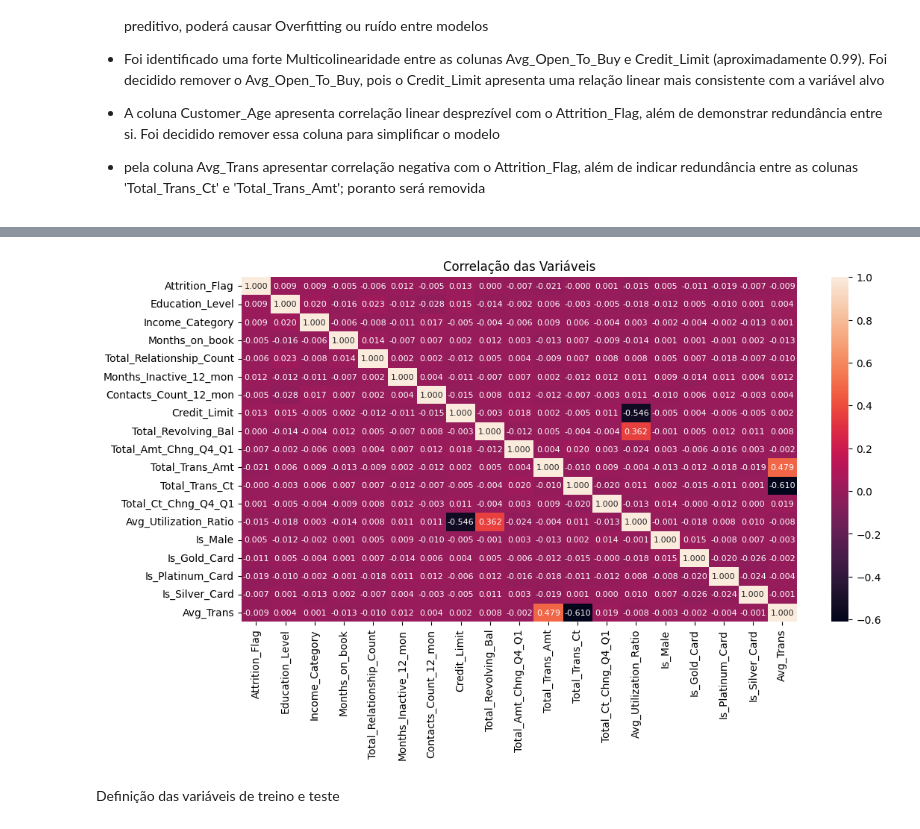
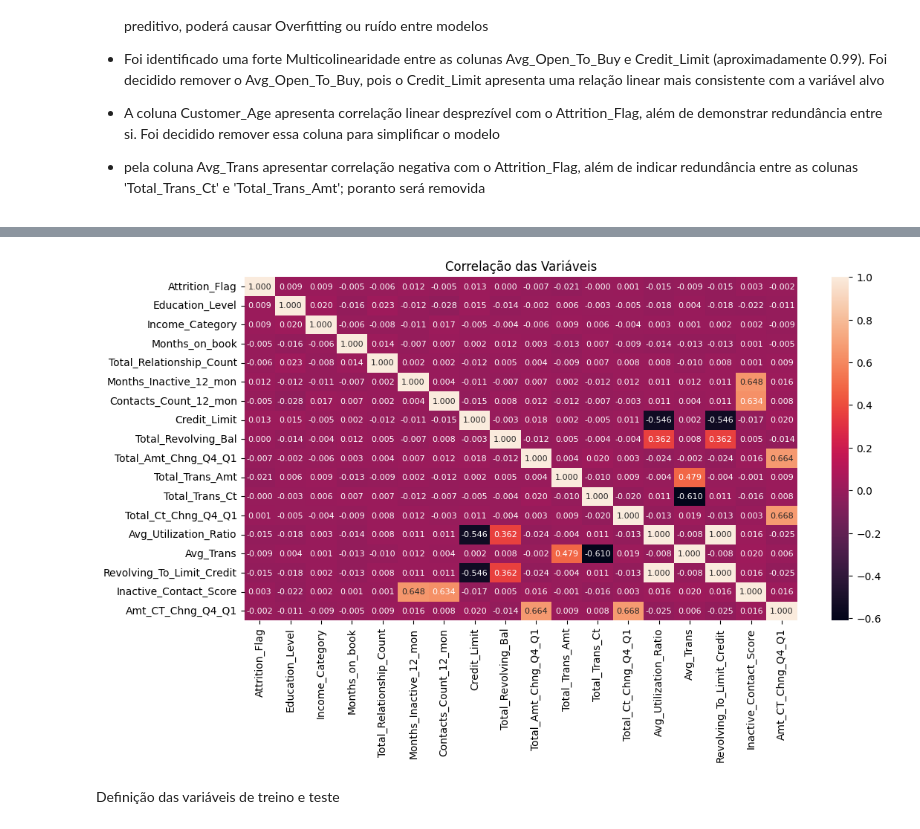
Before and after one commit to rpf991/Previsao_Churning_Clientes_Credito, a Jupyter notebook: notebooks/data_analysis.ipynb, the cells around one changed output, grey strips where cells are left out. Cells and saved outputs as stored; diff of their text form; code cells hidden in the pictures.

Commit message:
inclusao_novas_colunas

```diff
--- a/notebooks/data_analysis.ipynb
+++ b/notebooks/data_analysis.ipynb
@@ -189,3 +184,19 @@ df_base_credit['Avg_Trans'] = round(df_base_credit['Total_Trans_Amt']/df_base_cr
+# %%
+# Para melhorar o poder preditivo em relação aos modelos foi optado em
+# incluir novas medidas e avaliar sua relação com a variável target
+
+
+# 1) divisão do valor das transações pela quantidade de transações
+df_base_credit['Avg_Trans'] = round(df_base_credit['Total_Trans_Amt']/df_base_credit['Total_Trans_Ct'],2)
+
+# 2) Percentual de utilização do crédito efetivado
+df_base_credit['Revolving_To_Limit_Credit'] = df_base_credit['Total_Revolving_Bal']/(df_base_credit['Credit_Limit'] + 1e-5)
+
+# 3) Indicador de inatividades recentes
+df_base_credit['Inactive_Contact_Score'] = df_base_credit['Contacts_Count_12_mon'] * df_base_credit['Months_Inactive_12_mon']
+
+# 4) Indicador de Padrão de Consumo Próximo ao Churn
+df_base_credit['Amt_CT_Chng_Q4_Q1'] = df_base_credit['Total_Amt_Chng_Q4_Q1'] * df_base_credit['Total_Ct_Chng_Q4_Q1']
 # %%
 # Renomeação de colunas
 
@@ -297,28 +325,35 @@ além de indicar redundância entre as colunas 'Total_Trans_Ct' e 'Total_Trans_A
 # %%
 df_credit_clean = df_base_credit.drop(columns=[
                                         'CLIENTNUM','Avg_Open_To_Buy',
+                                        'Customer_Age', 'Dependent_count',
 
-                                        'Customer_Age',
-                                        'Dependent_count',
+                                        'Is_Male', 'Status_Married', 'Status_Single', 'Is_Gold_Card',
+                                        'Is_Platinum_Card', 'Is_Silver_Card',
+
+
+                                        #'Status_Single', 'Status_Married',
+                                        #'Is_Male'
+
+                                        #'Customer_Age', 'Dependent_count',
                                         #'Total_Trans_Amt',
                                         #'Education_Level',
 
-                                        'Status_Single', 'Status_Married',
+                                        #'Status_Single', 'Status_Married',
                                         #'Is_Silver_Card', 'Is_Gold_Card', 'Is_Platinum_Card',
 
                                         # 'Education_Doctorate',  'Education_Graduate',
                                         # 'Education_HighSchool', 'Education_Post_Graduate',
                                         # 'Is_Uneducated'
                                     ])
 
 plt.figure(figsize=(12, 6))
 
 sns.heatmap(data=df_credit_clean.corr(),
             annot=True, fmt=".3f", annot_kws={"size": 8})
 plt.title("Correlação das Variáveis")
 plt.show()
 # %% [output]
-[figure, old version]
+[figure, new version]
 # %% [markdown]
 Definição das variáveis de treino e teste
 # %%
```
Also changed, not shown: parts of 24 cells of this notebook.
